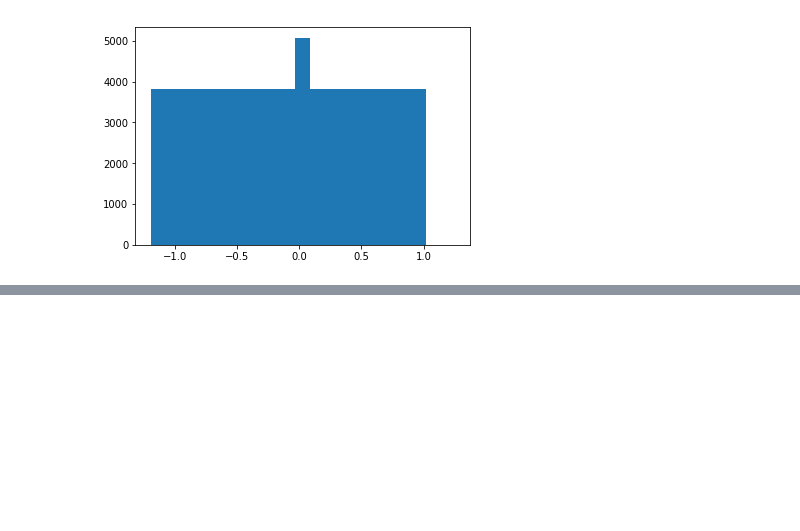
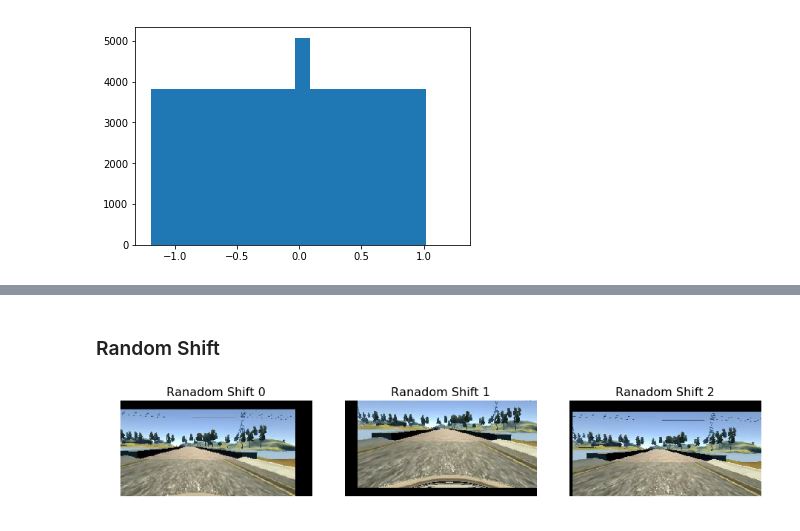
Before and after one commit to aboerzel/Behavioral-Cloning, a Jupyter notebook: data_analysis.ipynb, the cells around one changed output, grey strips where cells are left out. Saved outputs shown, nothing was run; the diff lists cells and outputs as text; code cells hidden in the pictures; blank space fills up the shorter version.

```diff
--- a/data_analysis.ipynb
+++ b/data_analysis.ipynb
@@ -45,0 +125,14 @@ plt.show()
+# %% [markdown]
+### Random Shift
+# %%
+images = []
+titles = []
+for i in range(3):
+    image, angle = random_shift(sample_image, 0)
+    images.append(cv2.cvtColor(image, cv2.COLOR_BGR2RGB))
+    titles.append('Ranadom Shift {}'.format(i))
+
+plt = show_images(images, titles)
+plt.savefig(os.path.join(root_path, './examples/random_shift.png'))
+# %% [output]
+[figure, added]
```
Also changed, not shown: parts of 17 cells of this notebook.
